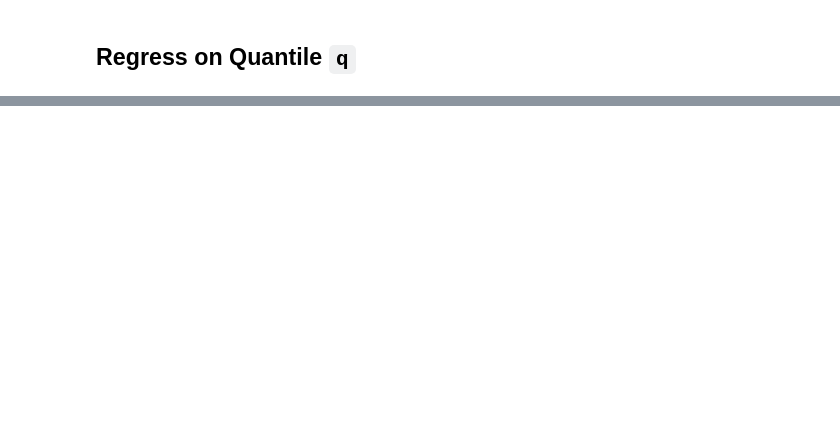
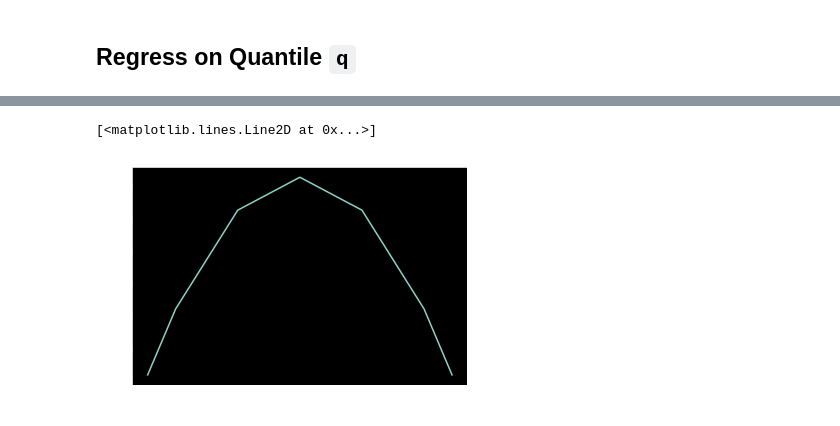
Before and after one commit to ig248/deepquantiles, a Jupyter notebook: notebooks/nn-quantiles-bishop-data.ipynb, the cells around one changed output, grey strips where cells are left out. Cells and saved outputs as stored; diff of their text form; code cells hidden in the pictures; blank space fills up the shorter version.

```diff
--- a/notebooks/nn-quantiles-bishop-data.ipynb
+++ b/notebooks/nn-quantiles-bishop-data.ipynb
@@ -98,7 +133,7 @@ plt.ylim([0, 1])
 ## Regress on Quantile `q`
 # %%
 regressor = deepquantiles.CDFRegressor(
-    hidden_units=(32, 32, 64, 64,),
+    hidden_units=(32, 32, 64, 64, 32, 32),
     lr=0.01,
     activation='relu'
 )
@@ -127,7 +182,14 @@ Wall time: 1min 2s
 # %%
 quantiles = [0.01, 0.1, 0.3, 0.5, 0.7, 0.9, 0.99]
 q_preds = []
+scores = []
 for q in quantiles:
     q_test = 0 * X_test + q
     q_pred = regressor.predict(X_test, q_test)
     q_preds.append(q_pred)
+    scores.append(sk_quantile_loss(q, y_test, q_test))
+# %%
+plt.plot(quantiles, scores)
+# %% [output]
+[<matplotlib.lines.Line2D at 0x...>]
+[figure, added]
```
Also changed, not shown: parts of 29 cells of this notebook, 3 other files.
